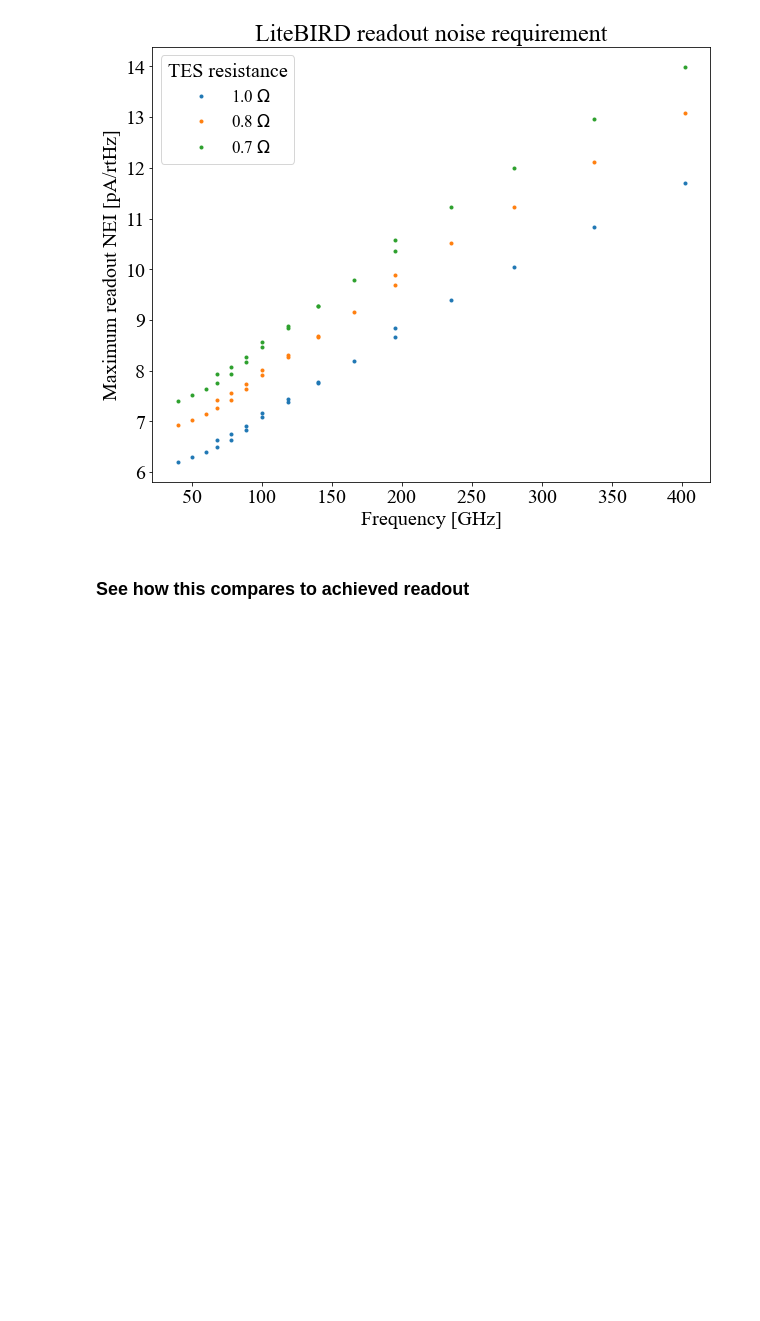
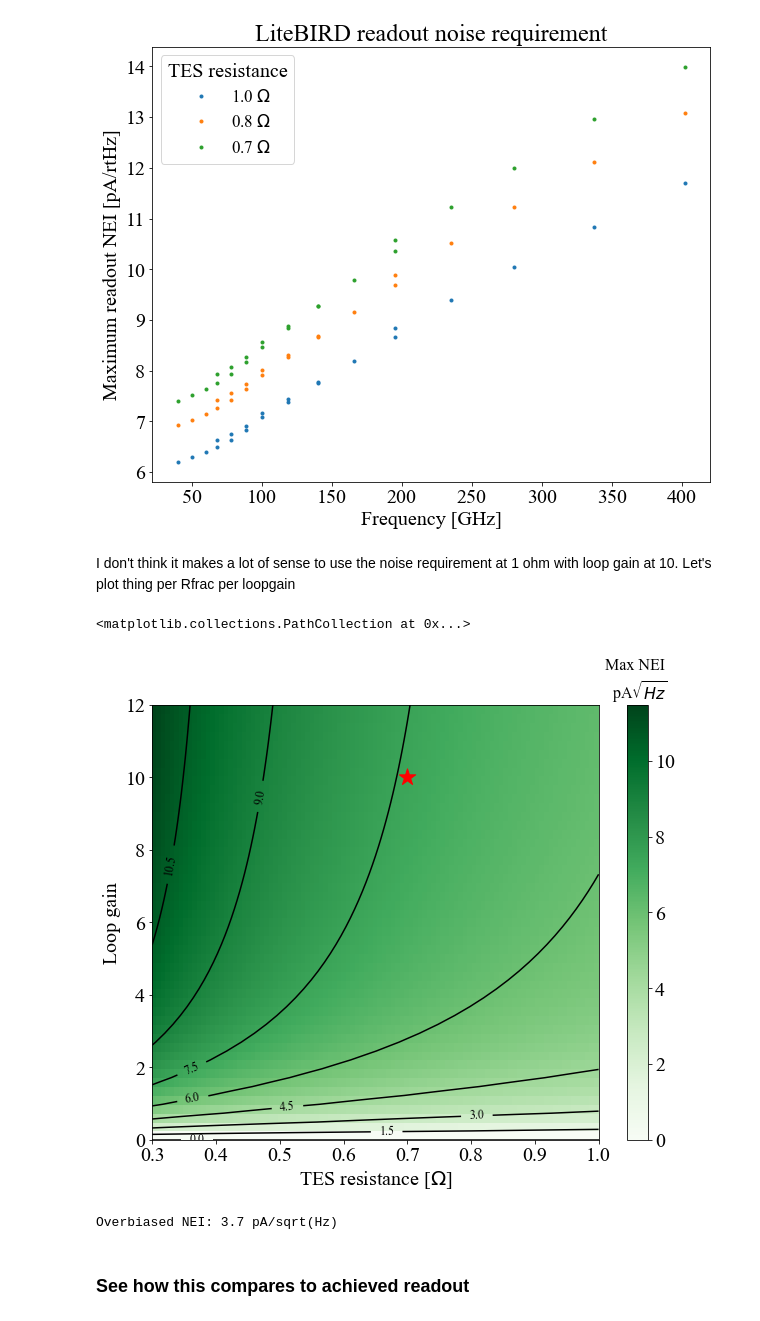
Before and after one commit to nfarias95/ReadoutDesigner, a Jupyter notebook: noise_simulations/noise_sims_from_Tucker/litebird_noise.ipynb, the cells around one changed output. Cells and saved outputs as stored; diff of their text form; code cells hidden in the pictures; blank space fills up the shorter version.

```diff
--- a/noise_simulations/noise_sims_from_Tucker/litebird_noise.ipynb
+++ b/noise_simulations/noise_sims_from_Tucker/litebird_noise.ipynb
@@ -42,6 +61,53 @@ plt.legend(title='TES resistance')
 plt.show()
 # %% [output]
 [figure]
+# %% [markdown]
+I don't think it makes a lot of sense to use the noise requirement at 1 ohm with loop gain at 10. Let's plot thing per Rfrac per loopgain
+# %%
+index = np.argmin(nei_read_req)
+nep_read_max = nep_read_req[index]
+N1 = 100
+N2 = 50
+r_tes_array = np.linspace(0.3, 1, N1)
+loop_gain_array = np.linspace(0, 12, N2)
+
+nei_read_max_matrix = np.empty((N1, N2))
+
+for rc, r in enumerate(r_tes_array):
+
+    for lgc, lg in enumerate(loop_gain_array):
+        si = S_I(r, psat[index]-popt[index], lg)
+        nei_read_max = nep_read_max*si
+
+        nei_read_max_matrix[rc, lgc] = nei_read_max
+# %%
+fig = plt.figure(12, figsize=figsize)
+
+c = plt.pcolormesh( r_tes_array, loop_gain_array, np.transpose(nei_read_max_matrix*1e12), \
+    cmap='Greens')
+
+colorbar = fig.colorbar(c)
+colorbar.ax.set_title('Max NEI \n pA$\sqrt{Hz}$', fontsize=16)
+# add contours
+contour = plt.contour(r_tes_array, loop_gain_array, np.transpose(nei_read_max_matrix*1e12), colors='black')
+plt.clabel(contour, inline=True, fontsize=12, fmt='%2.1f')
+
+plt.xlabel("TES resistance [$\\Omega$]")
+plt.ylabel("Loop gain")
+
+# point of interest
+plt.scatter([0.7], [10], marker="*", s=300, color='red')
+# %% [output]
+<matplotlib.collections.PathCollection at 0x...>
+[figure, added]
+# %%
+# But what is the noise at overbias?
+V_overbiased = np.sqrt(psat[0])*1 # [V]
+NEI_overbiased = nep_read_max / V_overbiased
+
+print("Overbiased NEI: {:.1f} pA/sqrt(Hz)".format(NEI_overbiased*1e12))
+# %% [output]
+Overbiased NEI: 3.7 pA/sqrt(Hz)
 # %% [markdown]
 ### See how this compares to achieved readout
 # %%
```
Also changed, not shown: parts of 4 cells of this notebook, 6 other files.
